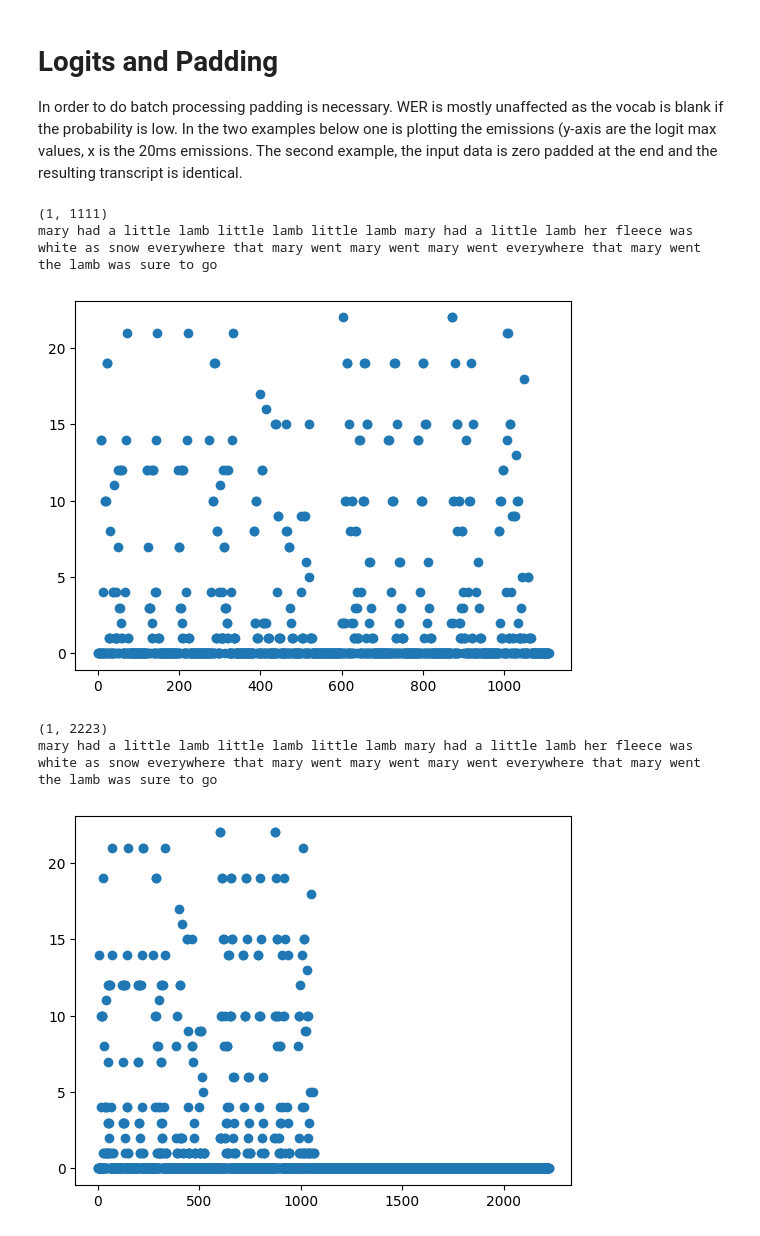
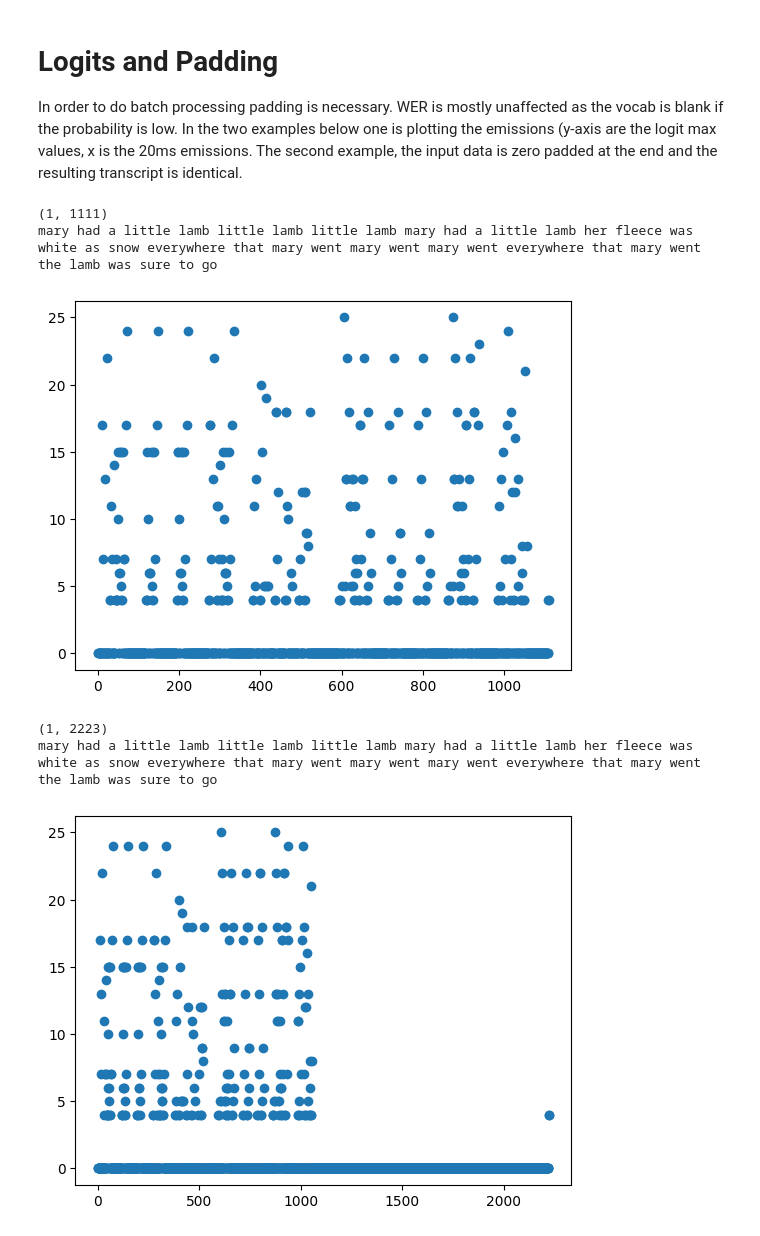
Before and after one commit to scaperothian/wav2vec-notebooks, a Jupyter notebook: 04_WAV2VEC_batch_processing.ipynb, the cells around one changed output. Cells and saved outputs as stored; diff of their text form; code cells hidden in the pictures.

Commit message:
refactoring batch processing study to support asr pipeline from hugginface.

```diff
--- a/04_WAV2VEC_batch_processing.ipynb
+++ b/04_WAV2VEC_batch_processing.ipynb
@@ -44,0 +40,7 @@ print(bundle.get_labels())
+# %%
+# Create Pipeline
+model_checkpoint="facebook/wav2vec2-large-960h-lv60-self"
+asr_pipeline = pipeline("automatic-speech-recognition", model=model_checkpoint)
+model = asr_pipeline.model
+vocab = [label.lower() for label in asr_pipeline.tokenizer.vocab]
+target_sampling_rate = asr_pipeline.feature_extractor.sampling_rate
@@ -46,10 +54,13 @@ print(bundle.get_labels())
 SPEECH_FILE = "data/mary_had_a_little_lamb_spoken.wav"
 
 if os.path.exists(SPEECH_FILE):
-    waveform, sample_rate = torchaudio.load(SPEECH_FILE)
-    waveform = torchaudio.functional.resample(waveform, sample_rate, bundle.sample_rate)
-    waveform = waveform.to(device)
-print(waveform.shape)
+    data_waveform, data_sample_rate = torchaudio.load(SPEECH_FILE)
+    print(f"File Sample Rate: {data_sample_rate}, Number of Samples: {data_waveform.shape}")
+    waveform = torchaudio.functional.resample(data_waveform, data_sample_rate, target_sampling_rate)
+    sample_rate = target_sampling_rate
+    print(f"Target Sample Rate: {sample_rate}")
+else:
+    print('NO FILE HERE!')
 
 def do_single_inference(input_waveform, samples):
     start = time.time()
@@ -57,9 +68,9 @@ def do_single_inference(input_waveform, samples):
     print(waveform.shape)
     start = time.time()
     with torch.inference_mode():
-        emission, _ = model(waveform)
+        emission = model(waveform)
     end = time.time()
-    print(emission.shape)
+    print(emission[0].shape)
     #print(f"{waveform.shape[0] * 4 / 1e6:.5f}MB of data.")
     print(f'Finished in {end-start:.3f}s for {(waveform.shape[1] / 16000):.3f}s song.')
     return emission
@@ -72,12 +84,14 @@ WORD_SCORE = -0.26
 
 beam_search_decoder = ctc_decoder(
     lexicon=files.lexicon,
-    tokens=files.tokens,
+    tokens='./tokens.txt',
     lm=files.lm,
     nbest=3,
     beam_size=1500,
     lm_weight=LM_WEIGHT,
     word_score=WORD_SCORE,
+    blank_token='<pad>',
+    unk_word='<unk>'
 )
 # %% [markdown]
 **Doing Inference with less than 400 samples will result in an error.**
@@ -159,22 +173,21 @@ In order to do batch processing padding is necessary.  WER is mostly unaffected
 # %%
 chan, num_samples = waveform.shape
 with torch.inference_mode():
-    emissions, _ = model(waveform)
-    beam_search_result = beam_search_decoder(emission)
+    emissions = model(waveform)
+    beam_search_result = beam_search_decoder(emissions[0])
 
 # Copy the tensor back to CPU memory
-emissions_cpu = emissions.cpu()
-emissions_numpy = emissions_cpu.numpy()
+emissions_numpy = emissions[0].to('cpu').numpy()
 
 greedy = np.argmax(emissions_numpy,axis=2)
 print(greedy.shape)
 plt.plot(greedy[0],'o');
 beam_search_transcript = " ".join(beam_search_result[0][0].words).strip()
 print(beam_search_transcript)
 # %% [output]
 (1, 1111)
 mary had a little lamb little lamb little lamb mary had a little lamb her fleece was white as snow everywhere that mary went mary went mary went everywhere that mary went the lamb was sure to go
-[figure, old version]
+[figure, new version]
 # %%
 # Create a tensor of zeros with the same size as waveform
 zeros_tensor = torch.zeros_like(waveform)
@@ -184,12 +197,11 @@ concatenated_zeros_waveform = torch.cat([waveform, zeros_tensor], dim=1)
 chan, num_samples = concatenated_zeros_waveform.shape
 
 with torch.inference_mode():
-    emissions, _ = model(concatenated_zeros_waveform)
-    beam_search_result = beam_search_decoder(emission)
+    emissions = model(concatenated_zeros_waveform)
+    beam_search_result = beam_search_decoder(emissions[0])
 
 # Copy the tensor back to CPU memory
-emissions_cpu = emissions.cpu()
-emissions_numpy = emissions_cpu.numpy()
+emissions_numpy = emissions[0].to('cpu').numpy()
 
 greedy = np.argmax(emissions_numpy,axis=2)
 print(greedy.shape)
@@ -199,4 +211,4 @@ print(beam_search_transcript)
 # %% [output]
 (1, 2223)
 mary had a little lamb little lamb little lamb mary had a little lamb her fleece was white as snow everywhere that mary went mary went mary went everywhere that mary went the lamb was sure to go
-[figure, old version]
+[figure, new version]
```
Also changed, not shown: parts of 8 cells of this notebook.
